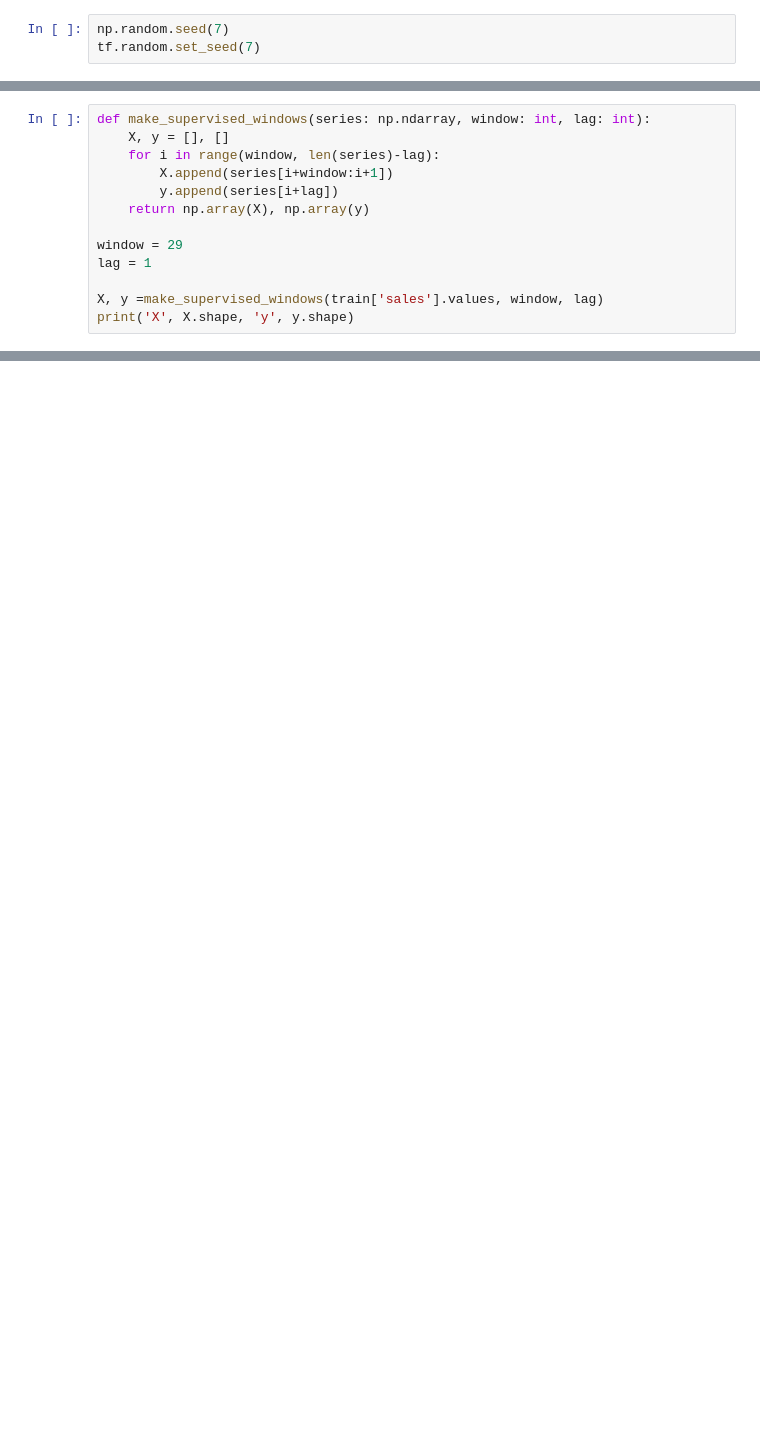
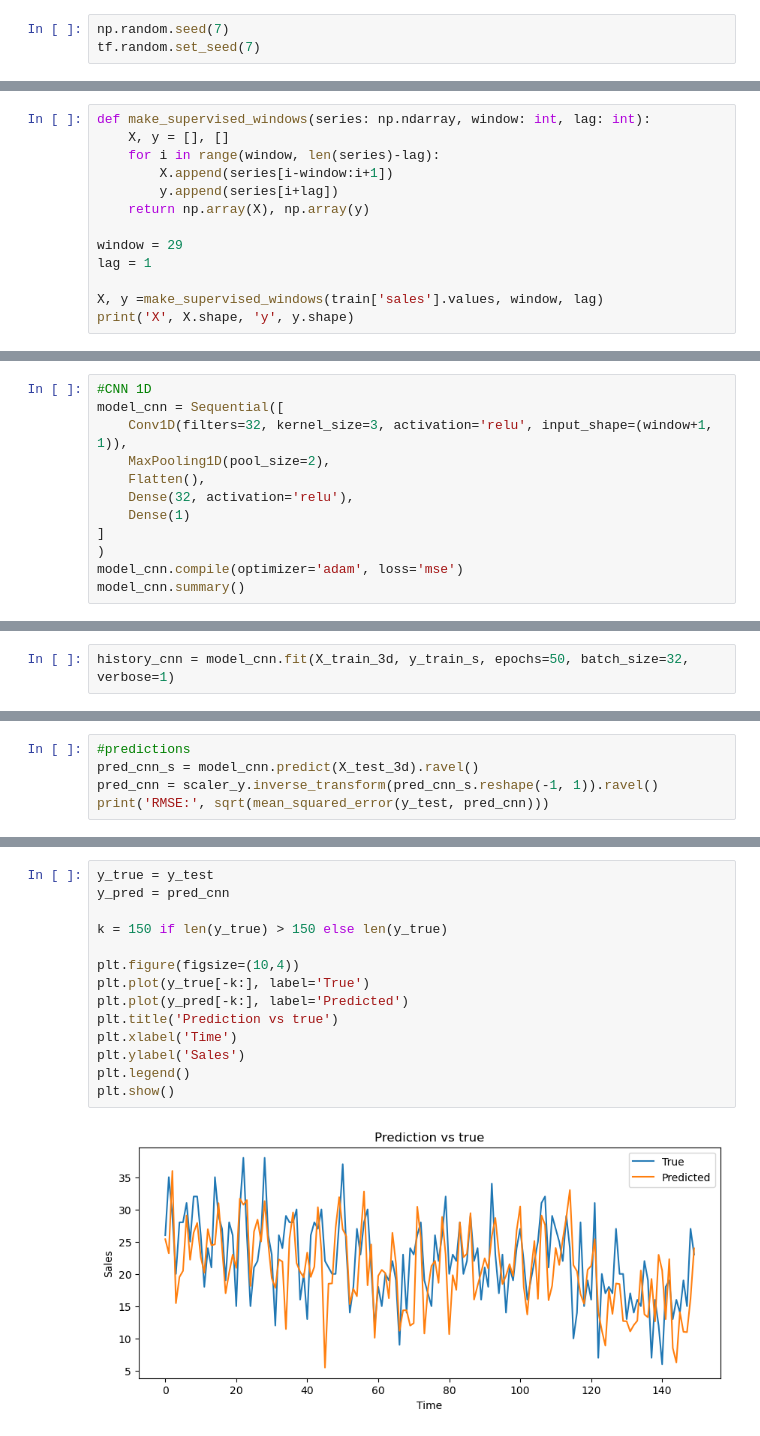
Before and after one commit to LeriAx75/AI_M2, a Jupyter notebook: Parte 2/7/notebook7.ipynb, the cells around one changed output, grey strips where cells are left out. Cells and saved outputs as stored; diff of their text form; blank space fills up the shorter version.

```diff
--- a/Parte 2/7/notebook7.ipynb
+++ b/Parte 2/7/notebook7.ipynb
@@ -27,7 +31,7 @@ NameError: name 'pd' is not defined
 def make_supervised_windows(series: np.ndarray, window: int, lag: int):
     X, y = [], []
     for i in range(window, len(series)-lag):
-        X.append(series[i+window:i+1])
+        X.append(series[i-window:i+1])
         y.append(series[i+lag])
     return np.array(X), np.array(y)
 
@@ -56,0 +66,12 @@ print('Train 3d:', X_train_3d.shape, 'Test_3d', X_test_3d.shape)
+# %%
+#CNN 1D
+model_cnn = Sequential([
+    Conv1D(filters=32, kernel_size=3, activation='relu', input_shape=(window+1, 1)),
+    MaxPooling1D(pool_size=2),
+    Flatten(),
+    Dense(32, activation='relu'),
+    Dense(1)
+]
+)
+model_cnn.compile(optimizer='adam', loss='mse')
+model_cnn.summary()
@@ -56,0 +96,2 @@ print('Train 3d:', X_train_3d.shape, 'Test_3d', X_test_3d.shape)
+# %%
+history_cnn = model_cnn.fit(X_train_3d, y_train_s, epochs=50, batch_size=32, verbose=1)
@@ -56,0 +116,5 @@ print('Train 3d:', X_train_3d.shape, 'Test_3d', X_test_3d.shape)
+# %%
+#predictions
+pred_cnn_s = model_cnn.predict(X_test_3d).ravel()
+pred_cnn = scaler_y.inverse_transform(pred_cnn_s.reshape(-1, 1)).ravel()
+print('RMSE:', sqrt(mean_squared_error(y_test, pred_cnn)))
@@ -56,0 +257,16 @@ print('Train 3d:', X_train_3d.shape, 'Test_3d', X_test_3d.shape)
+# %%
+y_true = y_test
+y_pred = pred_cnn
+
+k = 150 if len(y_true) > 150 else len(y_true)
+
+plt.figure(figsize=(10,4))
+plt.plot(y_true[-k:], label='True')
+plt.plot(y_pred[-k:], label='Predicted')
+plt.title('Prediction vs true')
+plt.xlabel('Time')
+plt.ylabel('Sales')
+plt.legend()
+plt.show()
+# %% [output]
+[figure, added]
```
Also changed, not shown: parts of 14 cells of this notebook.
